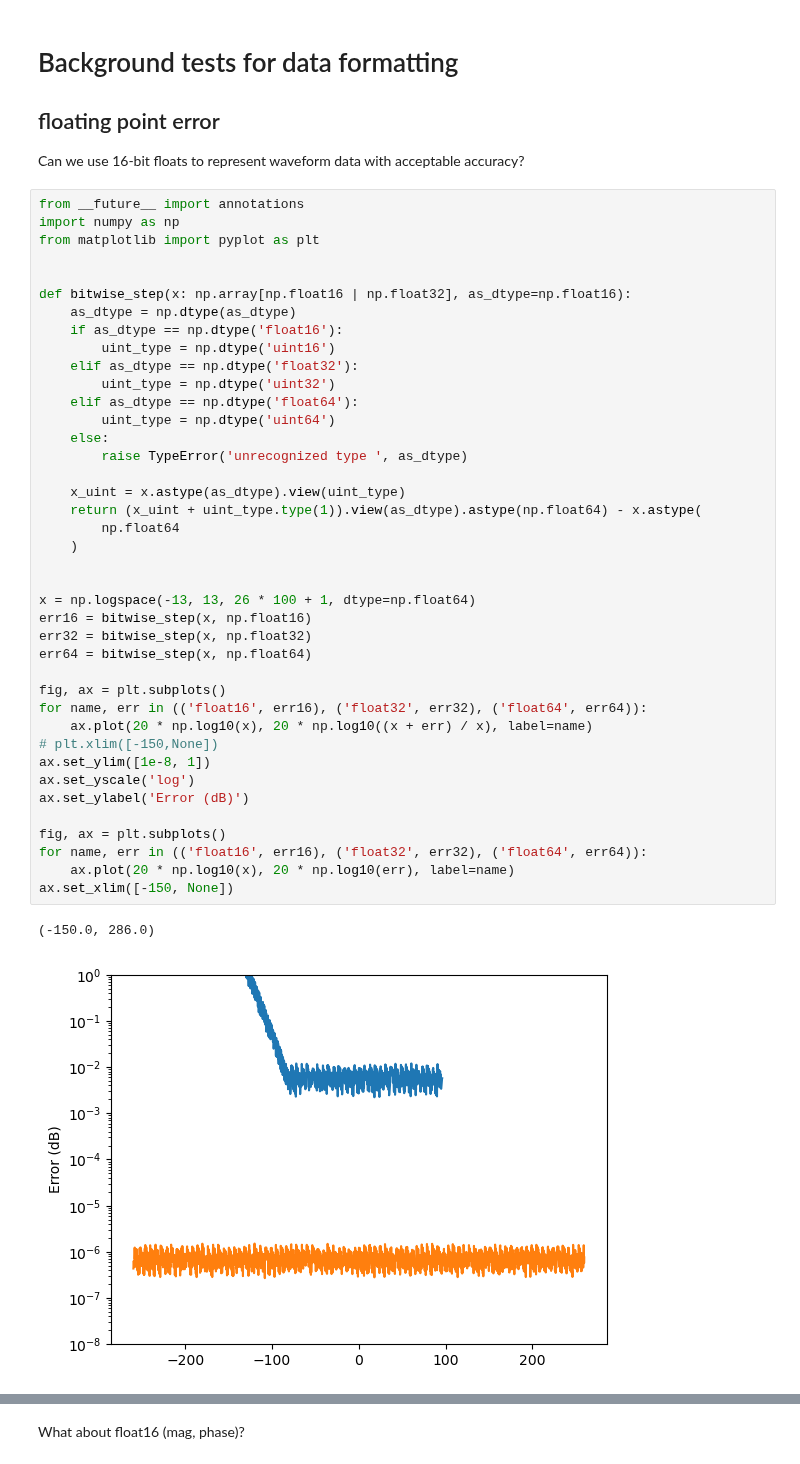
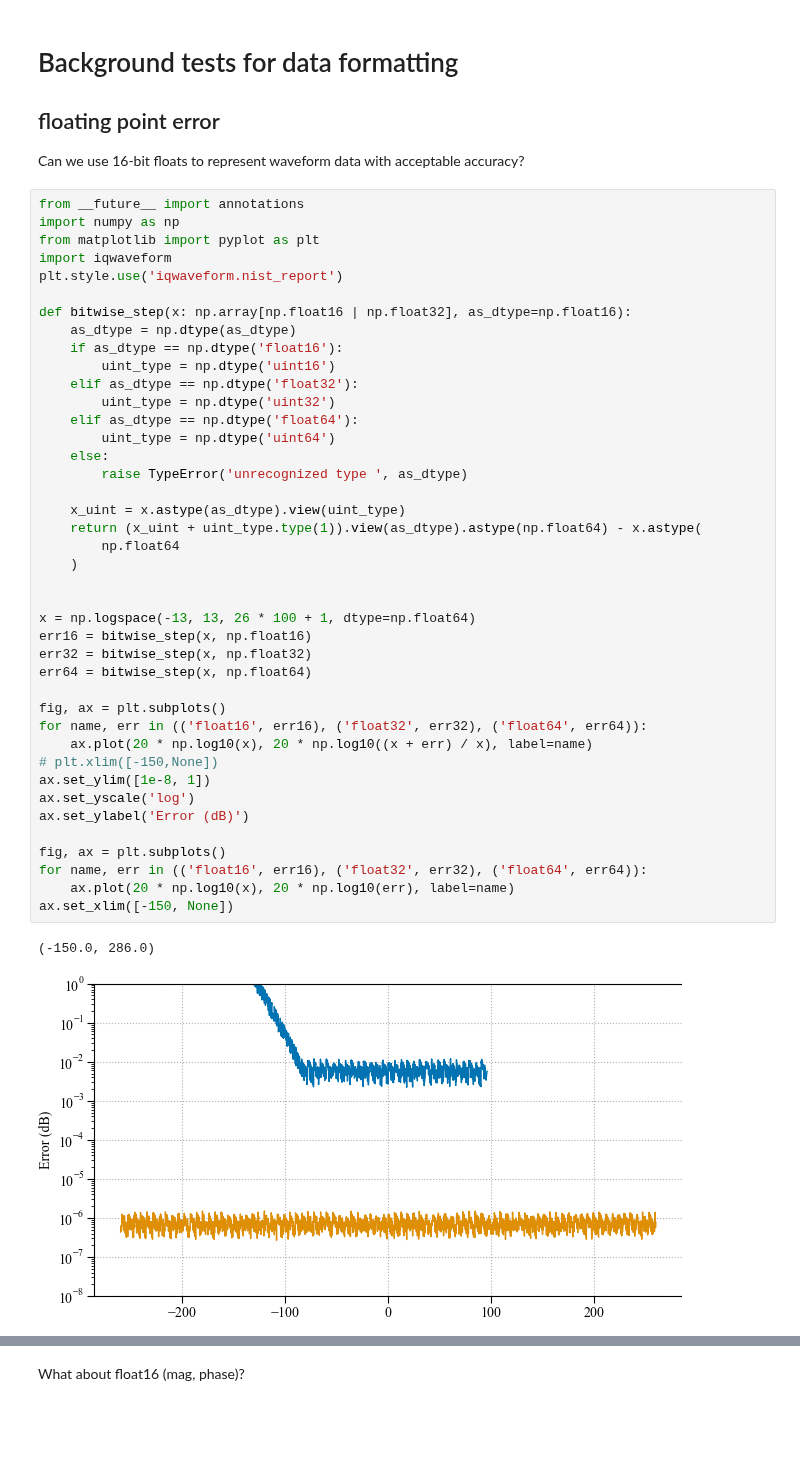
Before and after one commit to usnistgov/striqt, a Jupyter notebook: notebooks/background/float_precision.ipynb, the cells around one changed output, grey strips where cells are left out. Drawn from its saved outputs; the diff is of its cells as text; blank space fills up the shorter version.

```diff
--- a/notebooks/background/float_precision.ipynb
+++ b/notebooks/background/float_precision.ipynb
@@ -7,7 +7,8 @@ Can we use 16-bit floats to represent waveform data with acceptable accuracy?
 from __future__ import annotations
 import numpy as np
 from matplotlib import pyplot as plt
-
+import iqwaveform
+plt.style.use('iqwaveform.nist_report')
 
 def bitwise_step(x: np.array[np.float16 | np.float32], as_dtype=np.float16):
     as_dtype = np.dtype(as_dtype)
@@ -18,31 +19,31 @@ def bitwise_step(x: np.array[np.float16 | np.float32], as_dtype=np.float16):
     elif as_dtype == np.dtype('float64'):
         uint_type = np.dtype('uint64')
     else:
         raise TypeError('unrecognized type ', as_dtype)
 
     x_uint = x.astype(as_dtype).view(uint_type)
     return (x_uint + uint_type.type(1)).view(as_dtype).astype(np.float64) - x.astype(
         np.float64
     )
 
 
 x = np.logspace(-13, 13, 26 * 100 + 1, dtype=np.float64)
 err16 = bitwise_step(x, np.float16)
 err32 = bitwise_step(x, np.float32)
 err64 = bitwise_step(x, np.float64)
 
 fig, ax = plt.subplots()
 for name, err in (('float16', err16), ('float32', err32), ('float64', err64)):
     ax.plot(20 * np.log10(x), 20 * np.log10((x + err) / x), label=name)
 # plt.xlim([-150,None])
 ax.set_ylim([1e-8, 1])
 ax.set_yscale('log')
 ax.set_ylabel('Error (dB)')
 
 fig, ax = plt.subplots()
 for name, err in (('float16', err16), ('float32', err32), ('float64', err64)):
     ax.plot(20 * np.log10(x), 20 * np.log10(err), label=name)
 ax.set_xlim([-150, None])
 # %% [output]
 (-150.0, 286.0)
-[figure, old version]
+[figure, new version]
```
Also changed, not shown: parts of 6 cells of this notebook, 11 other files.
